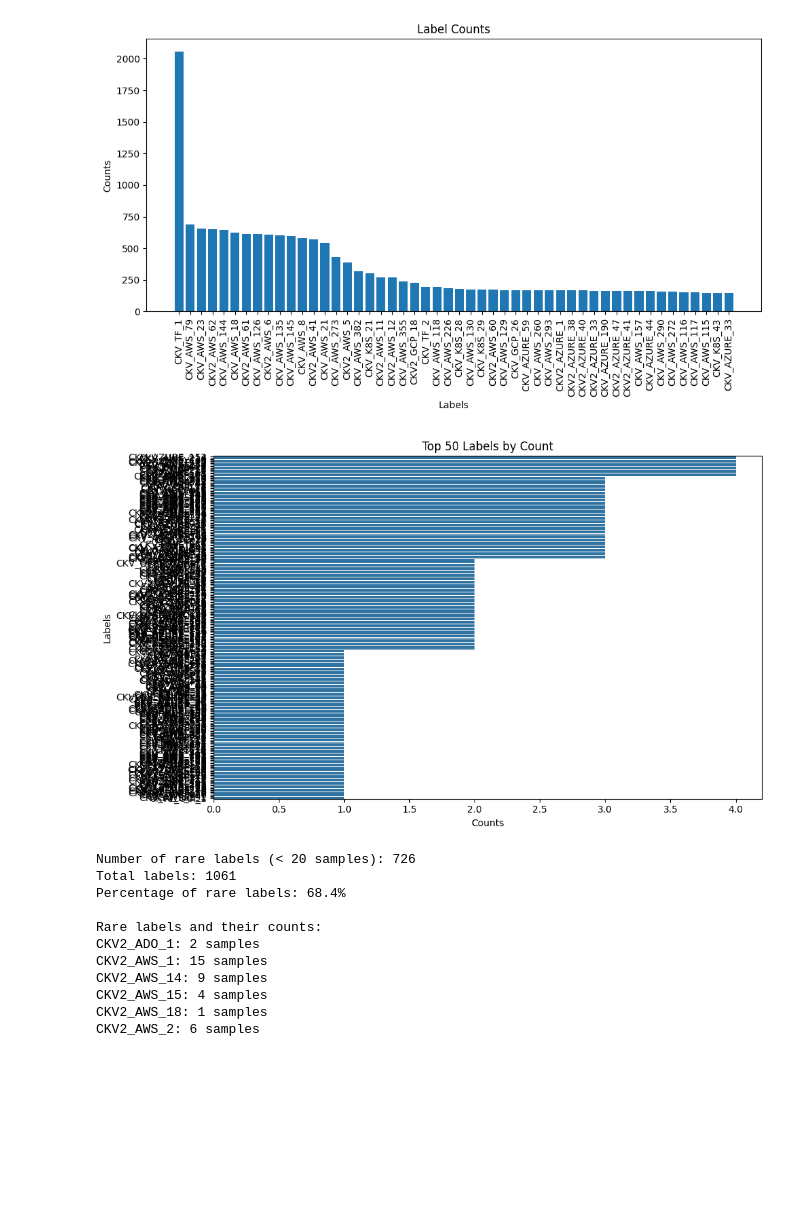
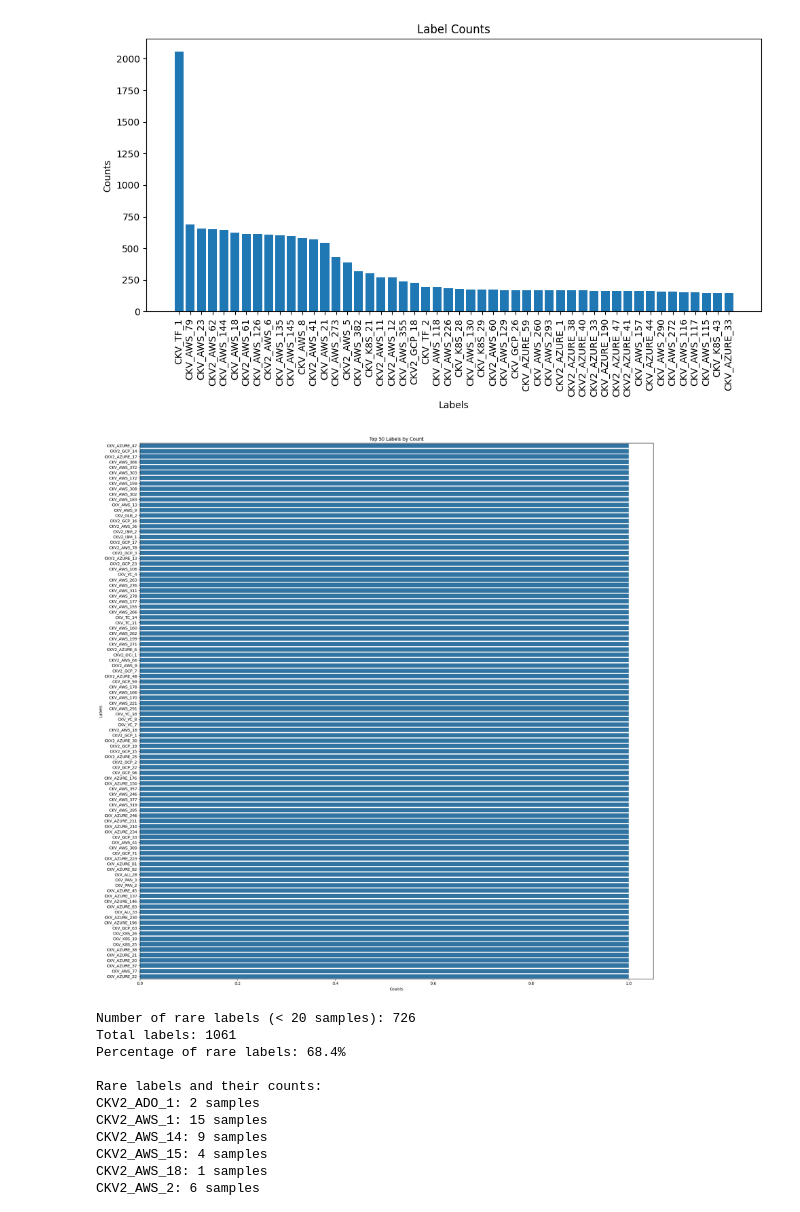
Before and after one commit to Adirser/misconfig_detection, a Jupyter notebook: data_analysis.ipynb, the cells around one changed output. Cells and saved outputs as stored; diff of their text form; code cells hidden in the pictures; blank space fills up the shorter version.

```diff
--- a/data_analysis.ipynb
+++ b/data_analysis.ipynb
@@ -519,18 +745,18 @@ Counts: (3, 60, 23, 37, 29, 126, 66, 7, 170, 227, 102, 105, 21, 19, 28, 2053, 2,
 # %%
 label_counts_df = pd.DataFrame({
     'label': labels,
     'count': counts
 })
 label_counts_df = label_counts_df.sort_values(by='count', ascending=False)
-plt.figure(figsize=(10, 6))
-sns.barplot(x='count', y='label', data=label_counts_df.tail(300))
+plt.figure(figsize=(20, 20))
+sns.barplot(x='count', y='label', data=label_counts_df.tail(100))
 plt.xlabel('Counts')
 plt.ylabel('Labels')
 plt.title('Top 50 Labels by Count')
 plt.tight_layout()
 plt.show()
 # %% [output]
-[figure, old version]
+[figure, new version]
 # %%
 # Find labels with less than 20 samples and their corresponding indices
 rare_labels = []
```
Also changed, not shown: parts of 30 cells of this notebook, 50 other files.
